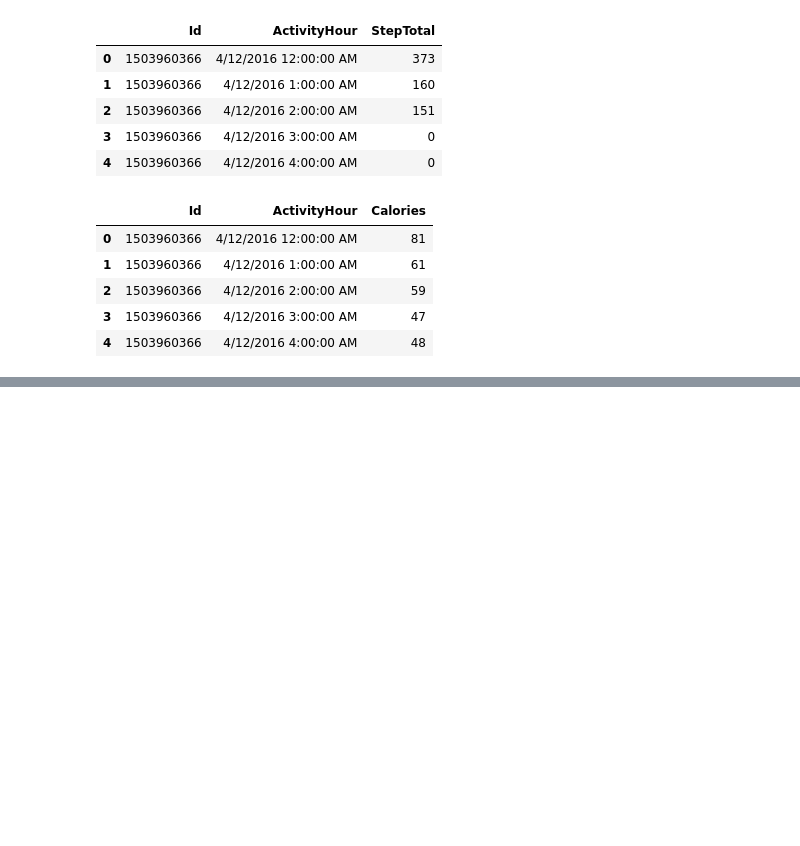
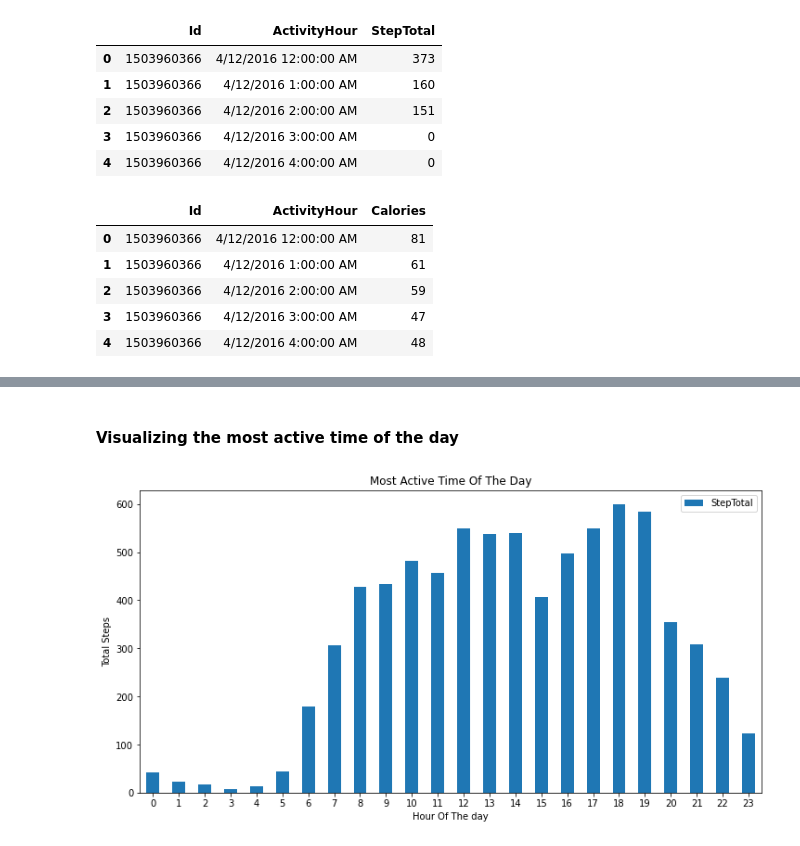
Before and after one commit to ochoa-jessica/BellaBeat, a Jupyter notebook: BellaBeat.ipynb, the cells around one changed output, grey strips where cells are left out. Cells and saved outputs as stored; diff of their text form; code cells hidden in the pictures; blank space fills up the shorter version.

```diff
--- a/BellaBeat.ipynb
+++ b/BellaBeat.ipynb
@@ -60,0 +399,4 @@ hourly_calories.head()
+# %%
+hourly_steps['Time'] = pd.to_datetime(hourly_steps['Time'])
+# %%
+hourly_calories['Time'] = pd.to_datetime(hourly_calories['Time'])
@@ -60,0 +408,2 @@ hourly_calories.head()
+# %%
+hourly_steps['DayofWeek'] = hourly_steps['Time'].dt.day_name()
@@ -60,0 +448,4 @@ hourly_calories.head()
+# %%
+# Merging hourly_steps and hourly_calories
+hourly_merged = pd.merge(hourly_steps, hourly_calories, on=['Time', 'Id'])
+hourly_merged.head()
@@ -60,0 +668,12 @@ hourly_calories.head()
+# %% [markdown]
+#### Visualizing the most active time of the day
+# %%
+fig, axs = plt.subplots(figsize=(12, 6))
+hourly_merged.groupby(hourly_merged['Time'].dt.hour)['StepTotal'].mean().plot(kind='bar', rot=0, ax=axs,
+                                                                              title='Most Active Time Of The Day',
+                                                                              legend=True)
+plt.xlabel("Hour Of The day")
+plt.ylabel("Total Steps")
+plt.show()
+# %% [output]
+[figure, added]
```
Also changed, not shown: parts of 123 cells of this notebook, 10 other files.
